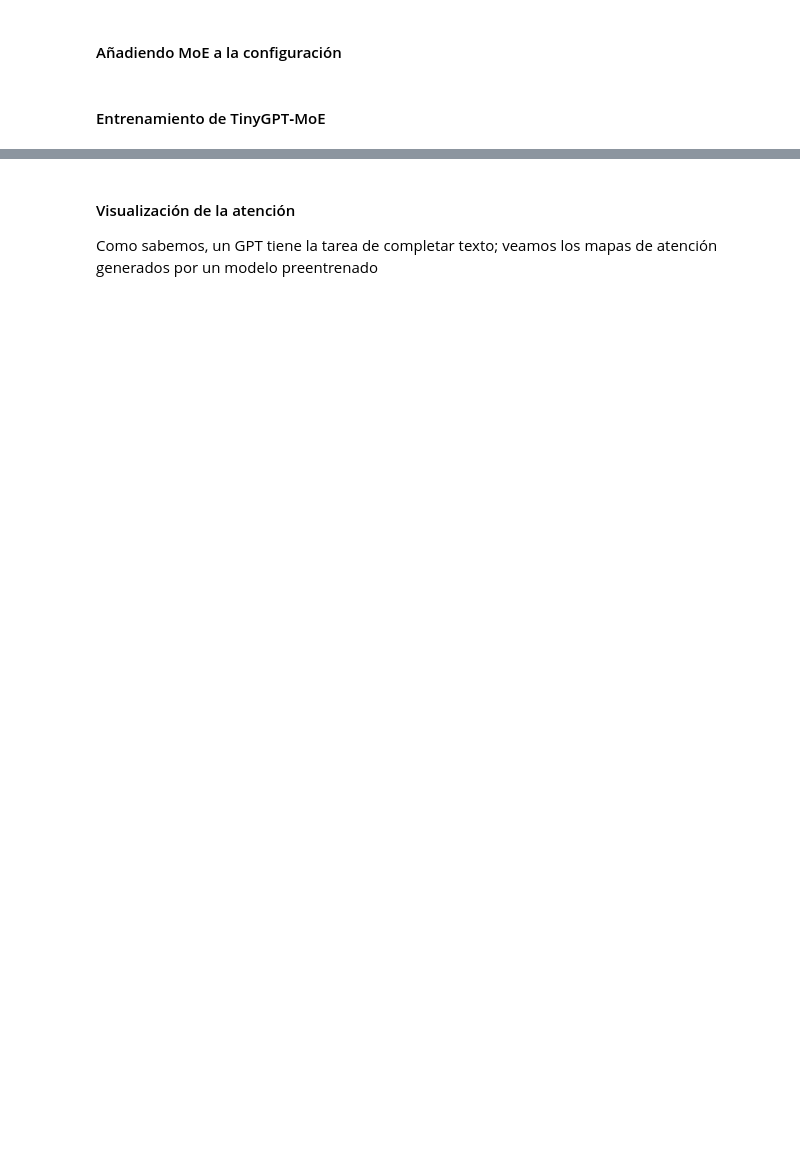
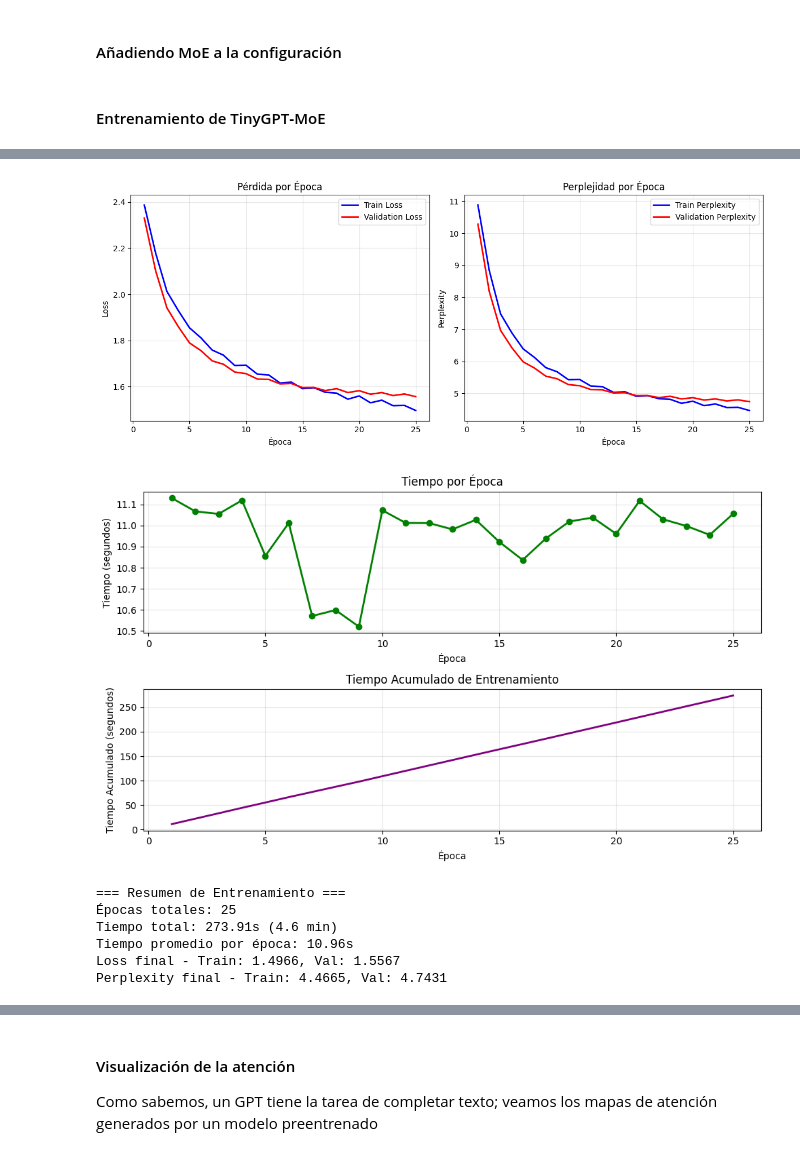
Before and after one commit to joagonzalez/ceia-nlp-II-tp-1, a Jupyter notebook: notebook.ipynb, the cells around one changed output, grey strips where cells are left out. Drawn from its saved outputs; the diff is of its cells as text; code cells hidden in the pictures; blank space fills up the shorter version.

```diff
--- a/notebook.ipynb
+++ b/notebook.ipynb
@@ -845,0 +1001,12 @@ print("Entrenamiento completo.")
+# %%
+# Visualizar métricas de un modelo
+metrics = load_and_plot_metrics("moe_metrics.json", save_plots=True)
+# %% [output]
+[figure, added]
+[figure, added]
+=== Resumen de Entrenamiento ===
+Épocas totales: 25
+Tiempo total: 273.91s (4.6 min)
+Tiempo promedio por época: 10.96s
+Loss final - Train: 1.4966, Val: 1.5567
+Perplexity final - Train: 4.4665, Val: 4.7431
```
Also changed, not shown: parts of 16 cells of this notebook, 4 other files.
